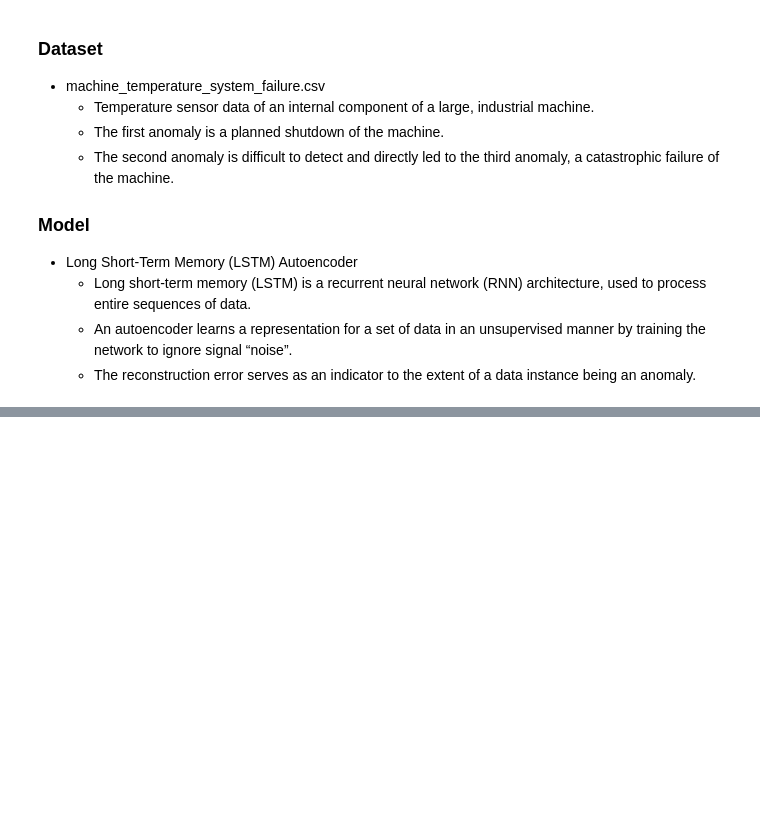
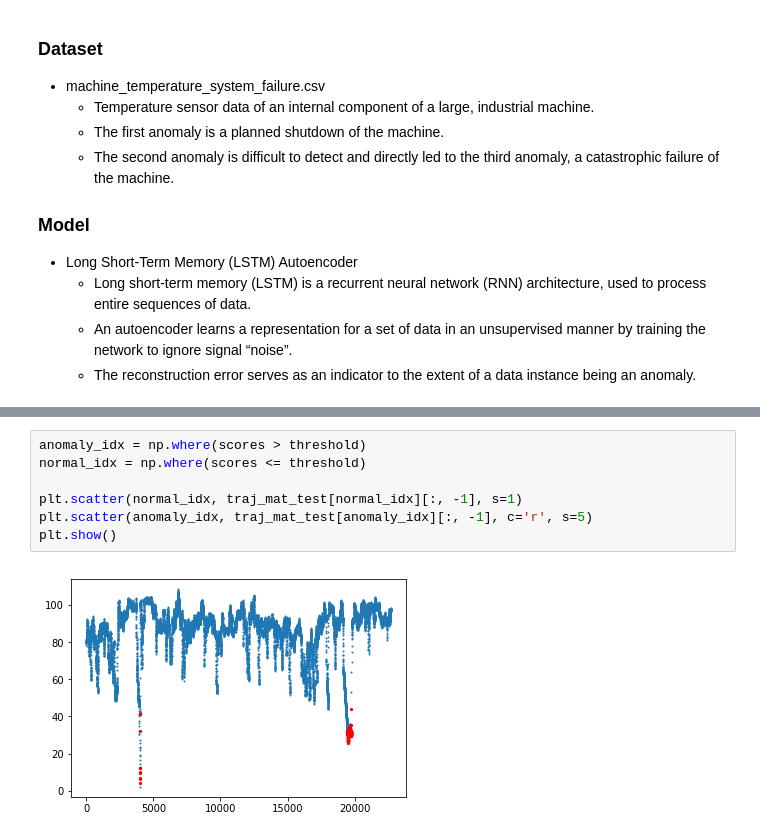
Before and after one commit to jetnew/Anomaly-Detection, a Jupyter notebook: notebook/machine_temperature_system_failure.ipynb, the cells around one changed output, grey strips where cells are left out. Drawn from its saved outputs; the diff is of its cells as text; blank space fills up the shorter version.

```diff
--- a/notebook/machine_temperature_system_failure.ipynb
+++ b/notebook/machine_temperature_system_failure.ipynb
@@ -89,0 +106,9 @@ plt.show()
+# %%
+anomaly_idx = np.where(scores > threshold)
+normal_idx = np.where(scores <= threshold)
+
+plt.scatter(normal_idx, traj_mat_test[normal_idx][:, -1], s=1)
+plt.scatter(anomaly_idx, traj_mat_test[anomaly_idx][:, -1], c='r', s=5)
+plt.show()
+# %% [output]
+[figure, added]
```
Also changed, not shown: parts of 7 cells of this notebook, 1 other file.
